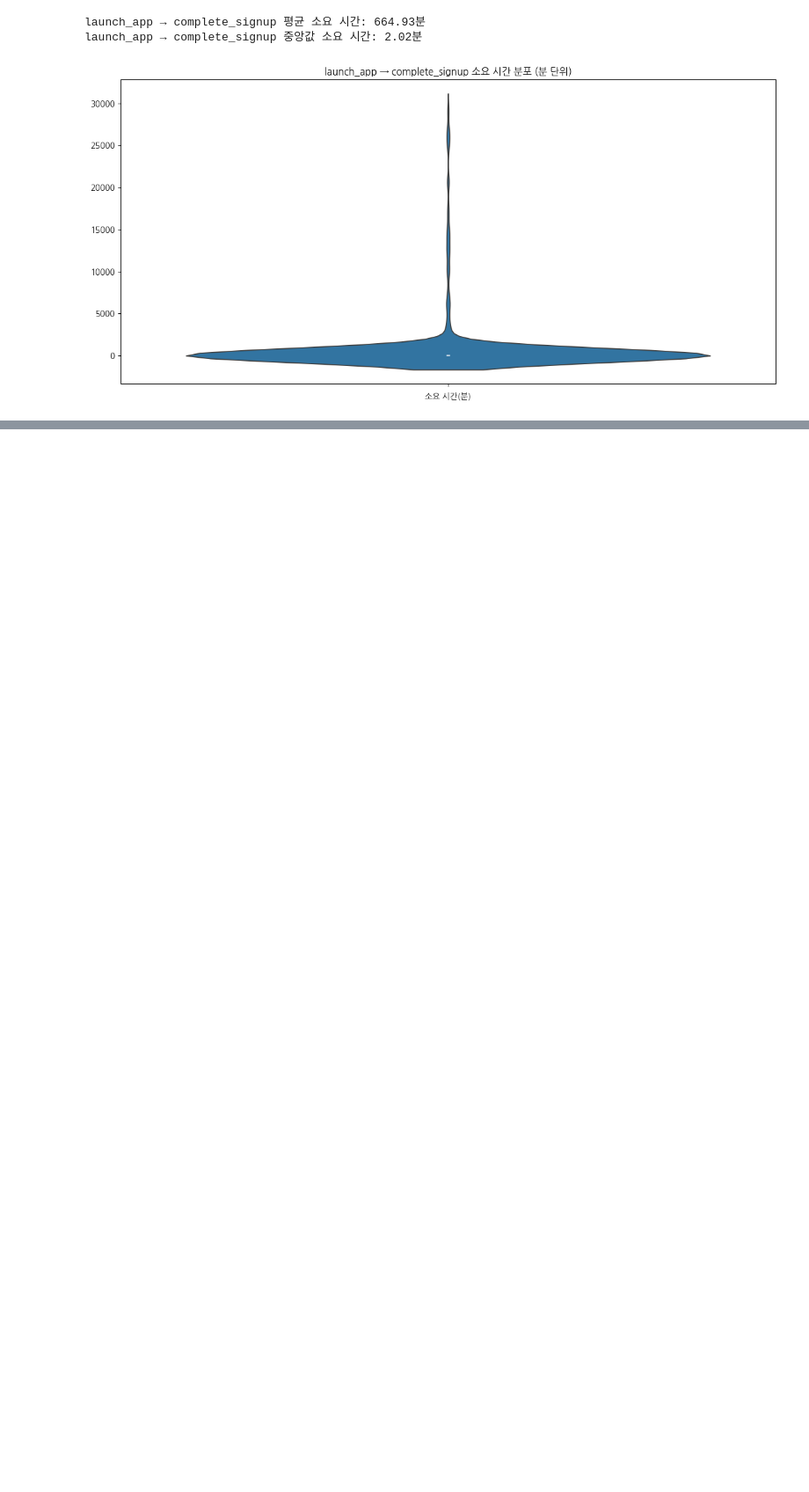
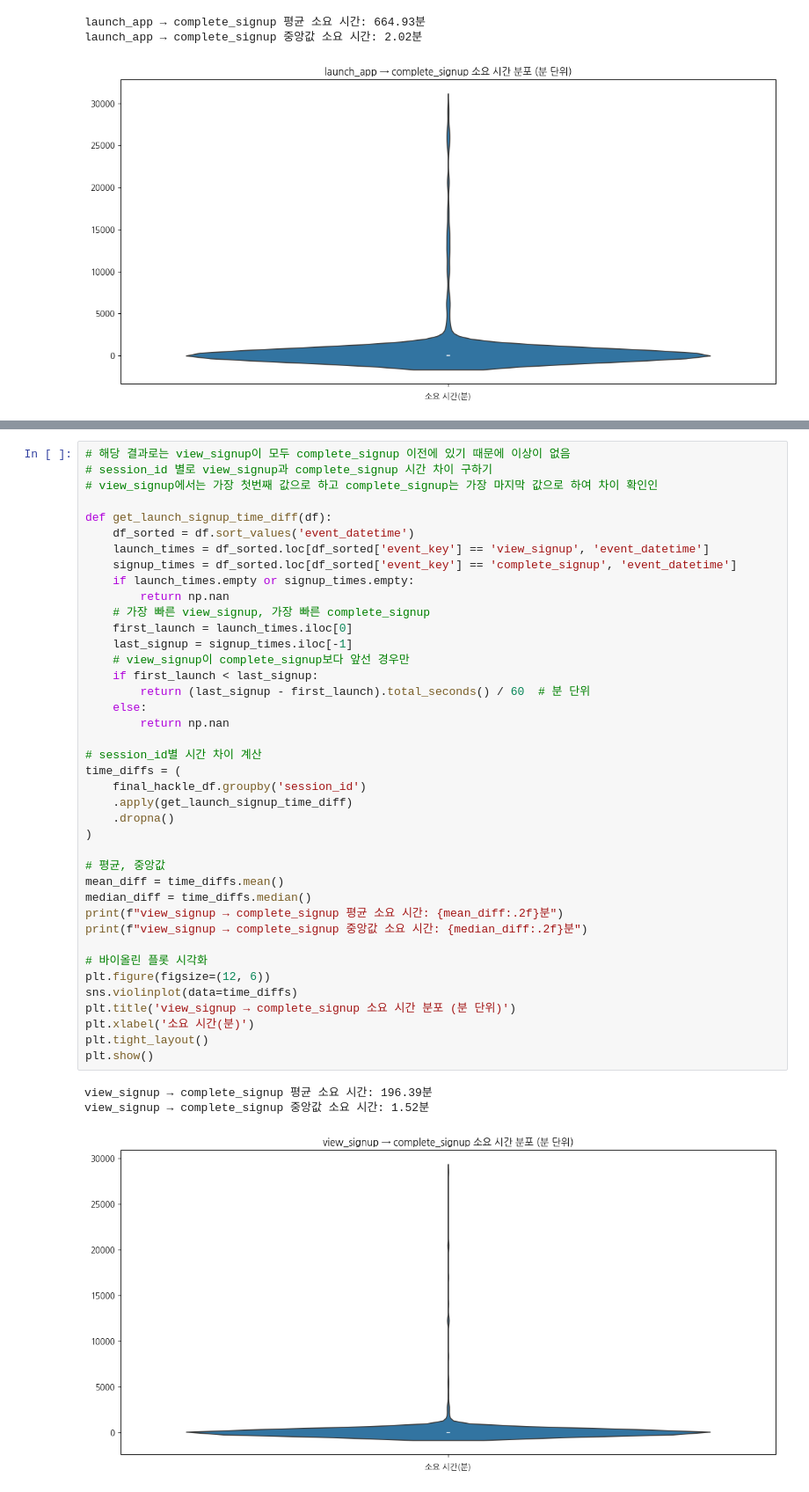
Before and after one commit to seung127/codeit_project, a Jupyter notebook: codeit-project-docker/notebooks/search_for_acquisition.ipynb, the cells around one changed output, grey strips where cells are left out. Shown at 88% size. Drawn from its saved outputs; the diff is of its cells as text; blank space fills up the shorter version.

```diff
--- a/codeit-project-docker/notebooks/search_for_acquisition.ipynb
+++ b/codeit-project-docker/notebooks/search_for_acquisition.ipynb
@@ -556,0 +647,44 @@ AttributeError: 'Series' object has no attribute 'session_id'
+# %%
+# 해당 결과로는 view_signup이 모두 complete_signup 이전에 있기 때문에 이상이 없음
+# session_id 별로 view_signup과 complete_signup 시간 차이 구하기
+# view_signup에서는 가장 첫번째 값으로 하고 complete_signup는 가장 마지막 값으로 하여 차이 확인인
+
+def get_launch_signup_time_diff(df):
+    df_sorted = df.sort_values('event_datetime')
+    launch_times = df_sorted.loc[df_sorted['event_key'] == 'view_signup', 'event_datetime']
+    signup_times = df_sorted.loc[df_sorted['event_key'] == 'complete_signup', 'event_datetime']
+    if launch_times.empty or signup_times.empty:
+        return np.nan
+    # 가장 빠른 view_signup, 가장 빠른 complete_signup
+    first_launch = launch_times.iloc[0]
+    last_signup = signup_times.iloc[-1]
+    # view_signup이 complete_signup보다 앞선 경우만
+    if first_launch < last_signup:
+        return (last_signup - first_launch).total_seconds() / 60  # 분 단위
+    else:
+        return np.nan
+
+# session_id별 시간 차이 계산
+time_diffs = (
+    final_hackle_df.groupby('session_id')
+    .apply(get_launch_signup_time_diff)
+    .dropna()
+)
+
+# 평균, 중앙값
+mean_diff = time_diffs.mean()
+median_diff = time_diffs.median()
+print(f"view_signup → complete_signup 평균 소요 시간: {mean_diff:.2f}분")
+print(f"view_signup → complete_signup 중앙값 소요 시간: {median_diff:.2f}분")
+
+# 바이올린 플롯 시각화
+plt.figure(figsize=(12, 6))
+sns.violinplot(data=time_diffs)
+plt.title('view_signup → complete_signup 소요 시간 분포 (분 단위)')
+plt.xlabel('소요 시간(분)')
+plt.tight_layout()
+plt.show()
+# %% [output]
+view_signup → complete_signup 평균 소요 시간: 196.39분
+view_signup → complete_signup 중앙값 소요 시간: 1.52분
+[figure, added]
```
Also changed, not shown: parts of 20 cells of this notebook.
